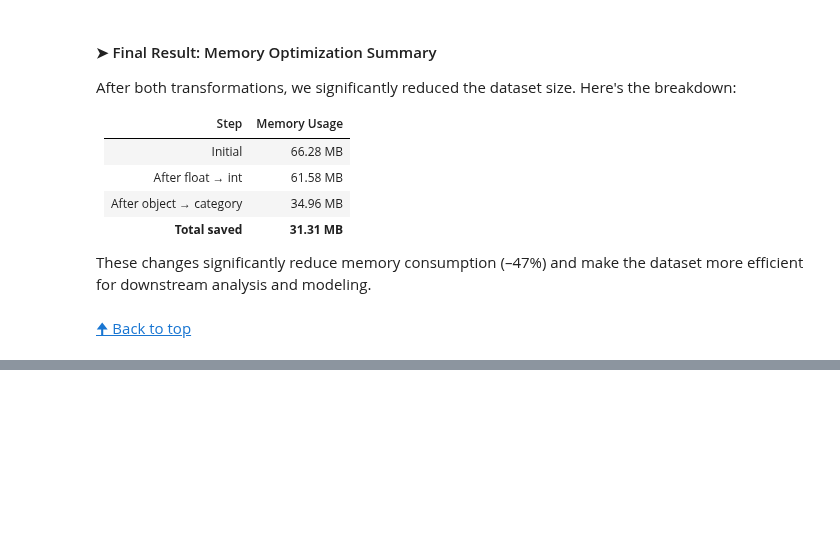
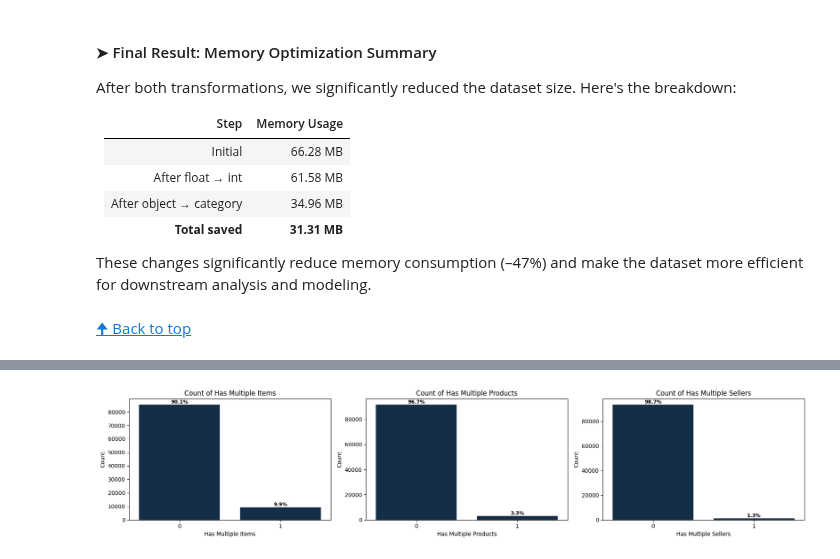
Before and after one commit to OlesyaEvseeva/customer-satisfaction-ecommerce, a Jupyter notebook: notebooks/02_data_integration_preprocessing.ipynb, the cells around one changed output, grey strips where cells are left out. Cells and saved outputs as stored; diff of their text form; code cells hidden in the pictures; blank space fills up the shorter version.

```diff
--- a/notebooks/02_data_integration_preprocessing.ipynb
+++ b/notebooks/02_data_integration_preprocessing.ipynb
@@ -845,0 +862,15 @@ These changes significantly reduce memory consumption (–47%) and make the data
+# %%
+# Binary flag: more than one item in the order
+df_orders["has_multiple_items"] = (df_orders["num_items"] > 1).astype(int)
+
+# Binary flag: more than one unique product in the order
+df_orders["has_multiple_products"] = (df_orders["num_unique_products"] > 1).astype(int)
+
+# Binary flag: more than one unique product in the order
+df_orders["has_multiple_sellers"] = (df_orders["seller_id"] == "multiple_sellers").astype(int)
+
+order_composition_cols = ["has_multiple_items", "has_multiple_products", "has_multiple_sellers"]
+# %%
+u.plot_countplots_grid(df_orders, order_composition_cols)
+# %% [output]
+[figure, added]
```
Also changed, not shown: parts of 8 cells of this notebook.
